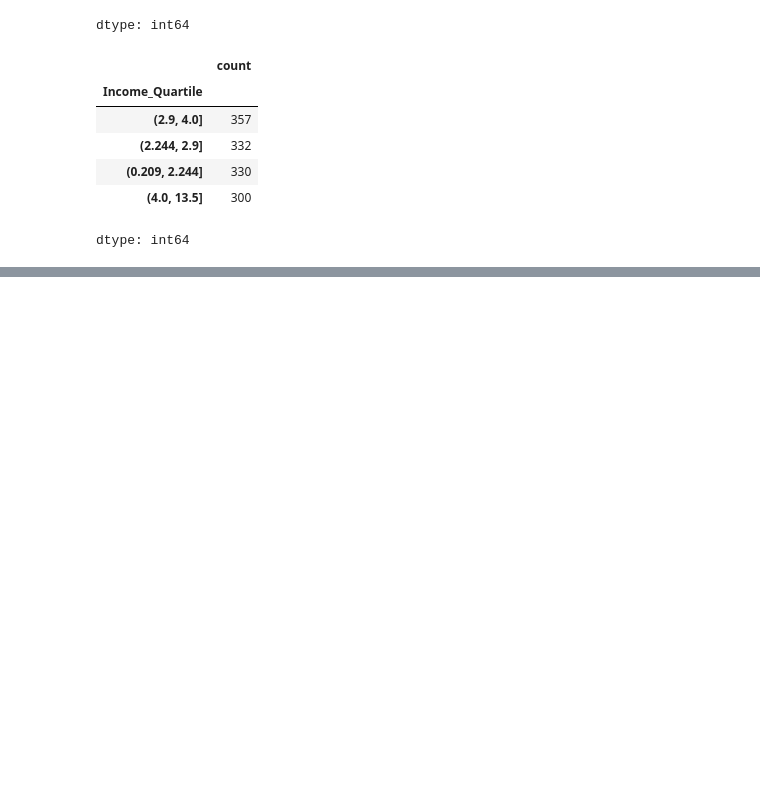
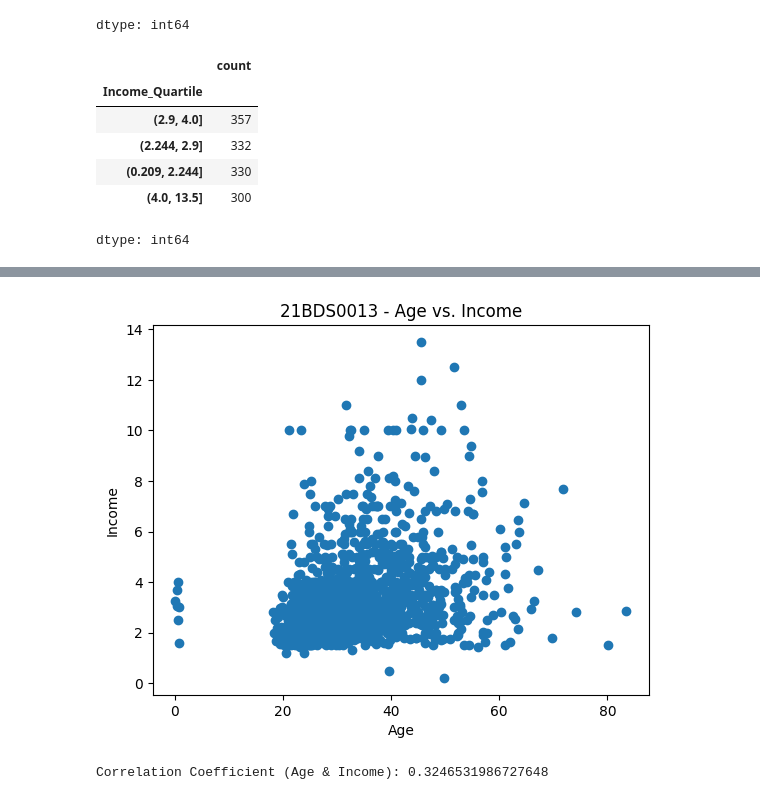
Before and after one commit to harshrjain/EDA, a Jupyter notebook: 21BDS0013.ipynb, the cells around one changed output, grey strips where cells are left out. Cells and saved outputs as stored; diff of their text form; code cells hidden in the pictures; blank space fills up the shorter version.

```diff
--- a/21BDS0013.ipynb
+++ b/21BDS0013.ipynb
@@ -422,0 +478,16 @@ Name: income, dtype: float64
+# %%
+# 6. Scatter plot between 'age' and 'income'
+plt.scatter(df['age'], df['income'])
+plt.title("21BDS0013 - Age vs. Income")
+plt.xlabel("Age")
+plt.ylabel("Income")
+plt.show()
+# %% [output]
+[figure, added]
+# %%
+# 7. Compute correlation between 'age' and 'income'
+df_clean = df[['age', 'income']].dropna()
+corr_coeff = np.corrcoef(df_clean['age'], df_clean['income'])[0,1]
+print(f"Correlation Coefficient (Age & Income): {corr_coeff}")
+# %% [output]
+Correlation Coefficient (Age & Income): 0.3246531986727648
```
Also changed, not shown: parts of 14 cells of this notebook.
